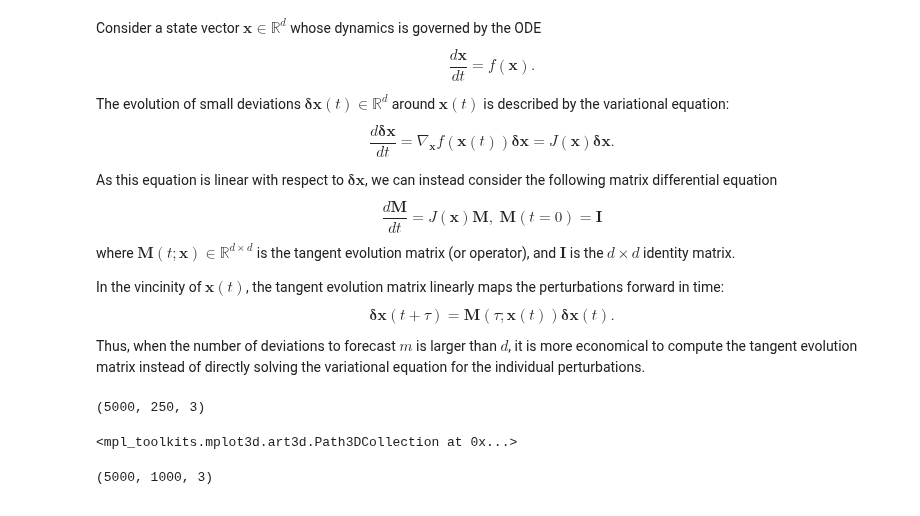
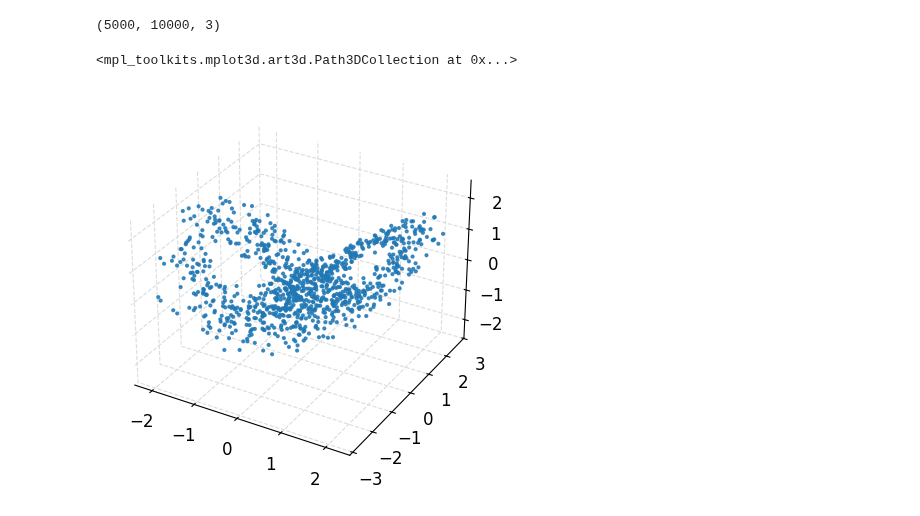
Before and after one commit to Jhko725/sandbox, a Jupyter notebook: notebooks/analysis/tangent_evolution.ipynb, the cells around one changed output. Cells and saved outputs as stored; diff of their text form; code cells hidden in the pictures.

```diff
--- a/notebooks/analysis/tangent_evolution.ipynb
+++ b/notebooks/analysis/tangent_evolution.ipynb
@@ -28,32 +29,9 @@ jax.config.update("jax_enable_x64", True)
 plt.style.use("matplotlib_utils.styles.dash_gridded")
 
 datadir = Path("../../data")
-# %% [markdown]
-Consider a state vector $\boldsymbol{x}\in \mathbb{R}^d$ whose dynamics is governed by the ODE
-\begin{equation}
-\frac{d\boldsymbol{x}}{dt} = f(\boldsymbol{x}).
-\end{equation}
-
-The evolution of small deviations $\boldsymbol{\delta x}(t) \in \mathbb{R}^d$ around $\boldsymbol{x}(t)$ is described by the variational equation:
-\begin{equation}
-\frac{d\boldsymbol{\delta x}}{dt} = \nabla_{\boldsymbol{x}}f(\boldsymbol{x}(t))\boldsymbol{\delta x} = J(\boldsymbol{x})\boldsymbol{\delta x}.
-\end{equation}
-
-As this equation is linear with respect to $\boldsymbol{\delta x}$, we can instead consider the following matrix differential equation
-\begin{equation}
-\frac{d\boldsymbol{M}}{dt} = J(\boldsymbol{x})\boldsymbol{M}, \; \boldsymbol{M}(t=0) = \boldsymbol{I}
-\end{equation}
-where $\boldsymbol{M}(t;\boldsymbol{x})\in \mathbb{R}^{d\times d}$ is the tangent evolution matrix (or operator), and $\boldsymbol{I}$ is the $d\times d$ identity matrix.
-
-In the vincinity of $\boldsymbol{x}(t)$, the tangent evolution matrix linearly maps the perturbations forward in time:
-\begin{equation}
-\boldsymbol{\delta x}(t+\tau) = \boldsymbol{M}(\tau;\boldsymbol{x}(t))\boldsymbol{\delta x}(t).
-\end{equation}
-
-Thus, when the number of deviations to forecast $m$ is larger than $d$, it is more economical to compute the tangent evolution matrix instead of directly solving the variational equation for the individual perturbations.
 # %%
-noise = 0.0
-downsample = 40
+noise = 0.02
+downsample = 1
 dataset, transform = (
     TimeSeriesDataset.from_hdf5(datadir / "lorenz63_large.hdf5")
     .downsample(downsample)
@@ -65,9 +43,18 @@ lorenz_scaled = TransformedODE(Lorenz63(), transform)
 
 dataset.u.shape
 # %% [output]
-(5000, 250, 3)
+(5000, 10000, 3)
+# %%
+num_neighbors = 10
+loader = NeighborhoodSegmentLoader(
+    dataset, 2, num_neighbors, RandomSampleBatching(batch_size=1024)
+)
+loader_state = loader.init()
+batch, loader_state = loader.load_batch(loader_state)
 # %%
-fig, ax = plt.subplots(1, 1, figsize=(5, 3), subplot_kw={"projection": "3d"})
-ax.scatter(*dataset.u.reshape(-1, 3).T, s=0.5)
+fig, ax = plt.subplots(1, 1, figsize=(8, 4), subplot_kw={"projection": "3d"})
+scatter_kwargs = {"s": 4.0, "alpha": 0.8}
+ax.scatter(*batch[1][:,0].T, **scatter_kwargs)
 # %% [output]
 <mpl_toolkits.mplot3d.art3d.Path3DCollection at 0x...>
+[figure, added]
@@ -81,4 +60,0 @@ batch, loader_state = loader.load_batch(loader_state)
-# %%
-dataset.u.shape
-# %% [output]
-(5000, 1000, 3)
```
Also changed, not shown: parts of 54 cells of this notebook, 3 other files.
